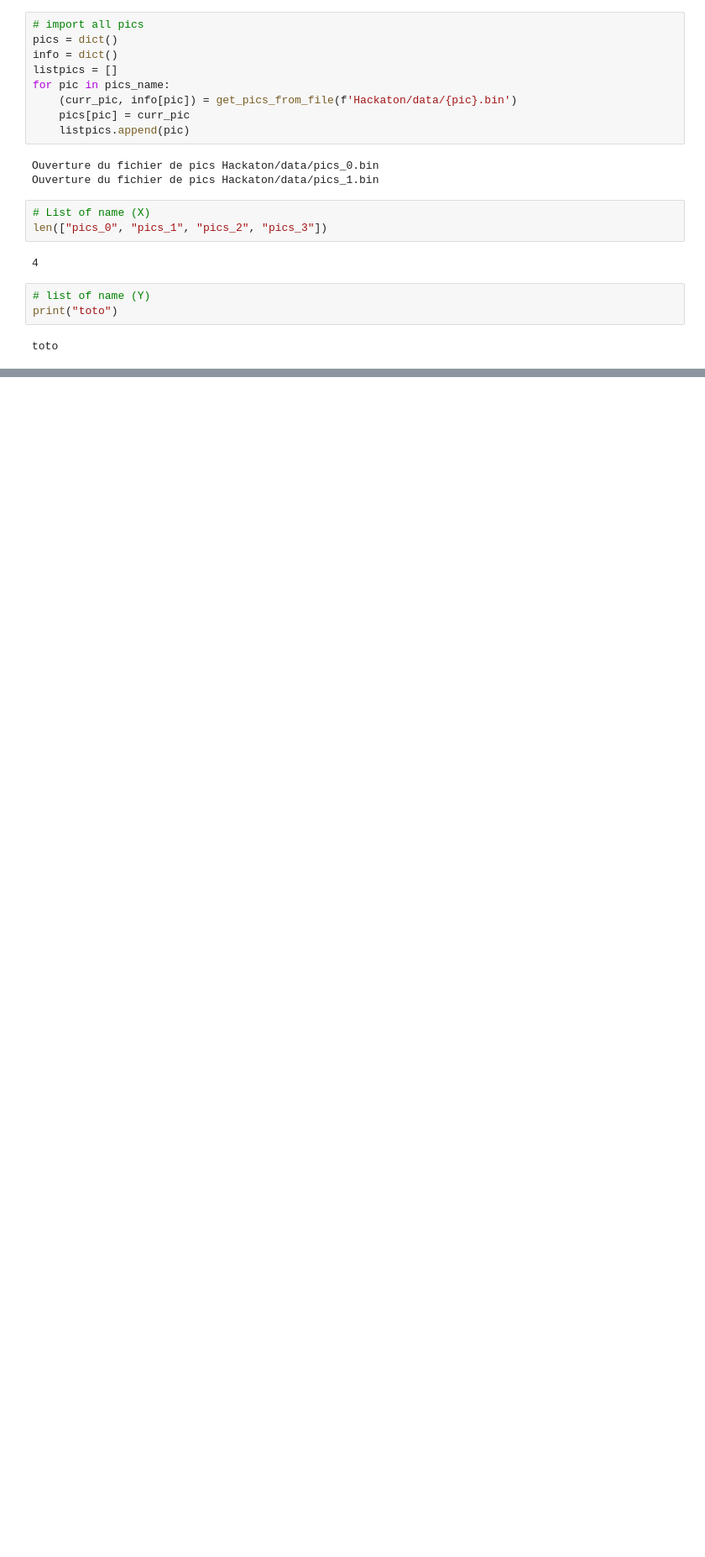
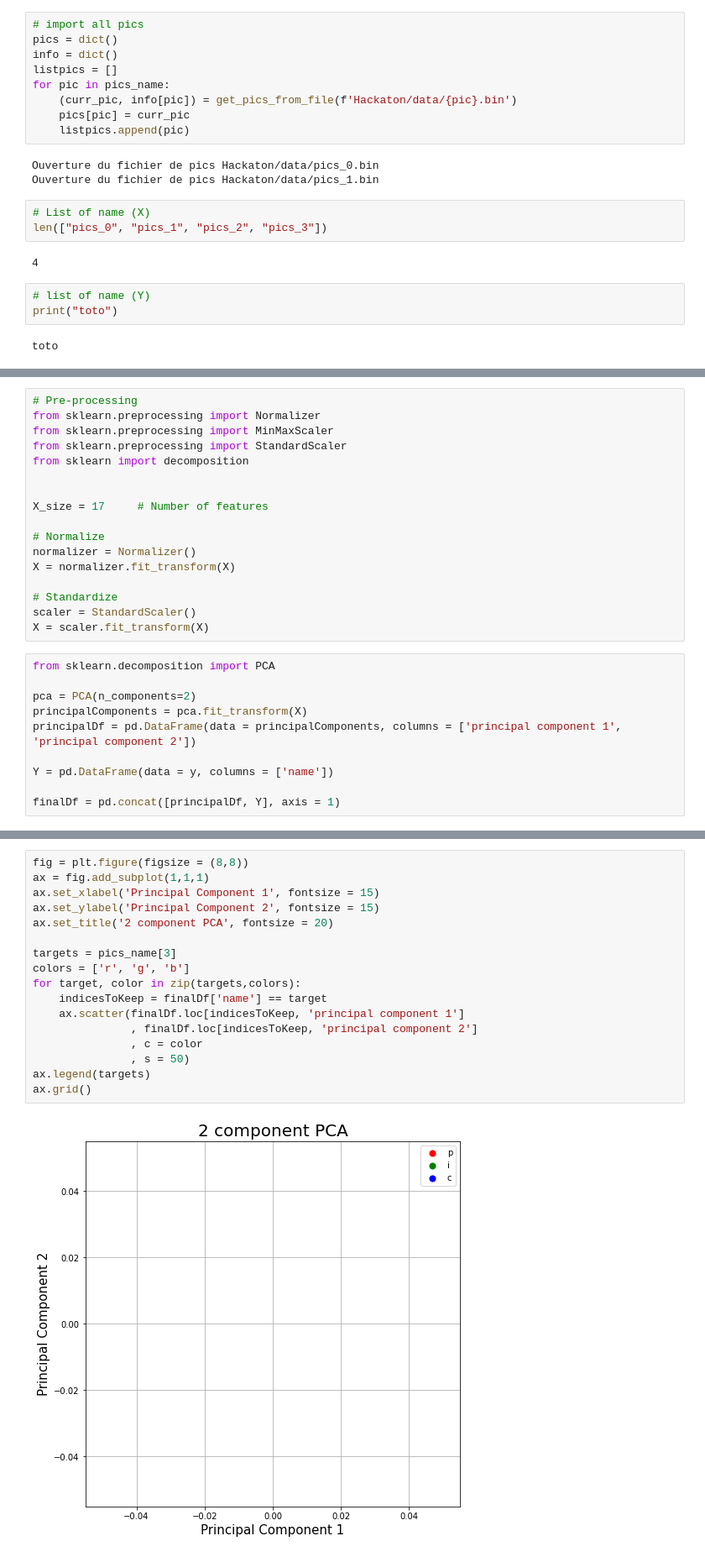
Before and after one commit to Craizox/hackathon, a Jupyter notebook: Hackathon.ipynb, the cells around one changed output, grey strips where cells are left out. Shown: that part at 84% size. Cells and saved outputs as stored; diff of their text form; blank space fills up the shorter version.

```diff
--- a/Hackathon.ipynb
+++ b/Hackathon.ipynb
@@ -132,0 +177,27 @@ print("Test accuracy:", score[1])
+# %%
+# Pre-processing
+from sklearn.preprocessing import Normalizer
+from sklearn.preprocessing import MinMaxScaler
+from sklearn.preprocessing import StandardScaler
+from sklearn import decomposition
+
+
+X_size = 17     # Number of features
+
+# Normalize
+normalizer = Normalizer()
+X = normalizer.fit_transform(X)
+
+# Standardize
+scaler = StandardScaler()
+X = scaler.fit_transform(X)
+# %%
+from sklearn.decomposition import PCA
+
+pca = PCA(n_components=2)
+principalComponents = pca.fit_transform(X)
+principalDf = pd.DataFrame(data = principalComponents, columns = ['principal component 1', 'principal component 2'])
+
+Y = pd.DataFrame(data = y, columns = ['name'])
+
+finalDf = pd.concat([principalDf, Y], axis = 1)
@@ -132,0 +220,19 @@ print("Test accuracy:", score[1])
+# %%
+fig = plt.figure(figsize = (8,8))
+ax = fig.add_subplot(1,1,1)
+ax.set_xlabel('Principal Component 1', fontsize = 15)
+ax.set_ylabel('Principal Component 2', fontsize = 15)
+ax.set_title('2 component PCA', fontsize = 20)
+
+targets = pics_name[3]
+colors = ['r', 'g', 'b']
+for target, color in zip(targets,colors):
+    indicesToKeep = finalDf['name'] == target
+    ax.scatter(finalDf.loc[indicesToKeep, 'principal component 1']
+               , finalDf.loc[indicesToKeep, 'principal component 2']
+               , c = color
+               , s = 50)
+ax.legend(targets)
+ax.grid()
+# %% [output]
+[figure, added]
```
Also changed, not shown: parts of 17 cells of this notebook.
